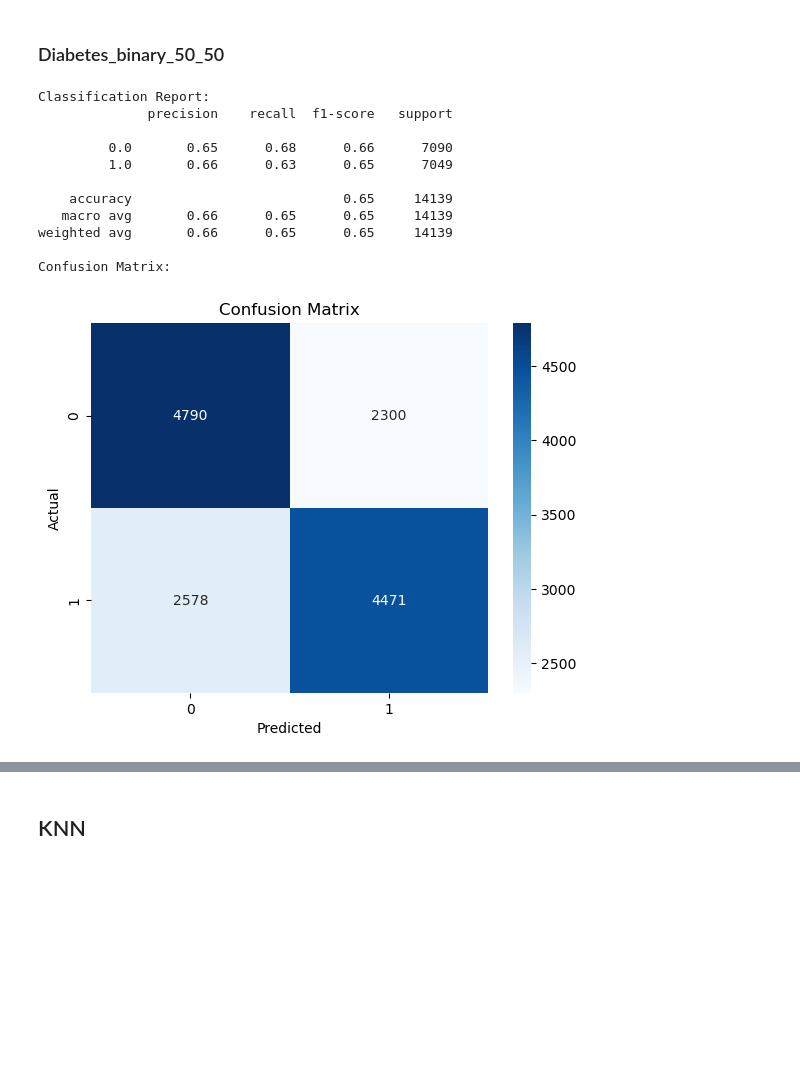
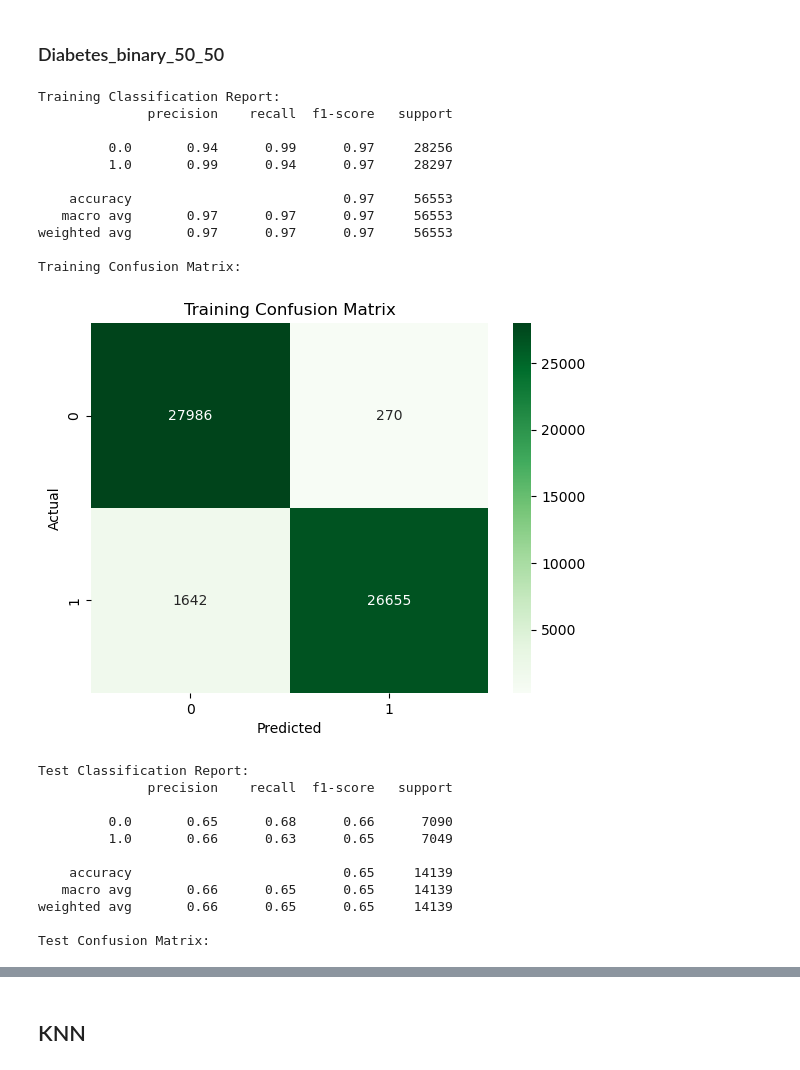
Before and after one commit to DataScience-DHBWKA/Gruppe3-DataExploration, a Jupyter notebook: data_exploration.ipynb, the cells around one changed output, grey strips where cells are left out. Saved outputs shown, nothing was run; the diff lists cells and outputs as text; code cells hidden in the pictures; blank space fills up the shorter version.

```diff
--- a/data_exploration.ipynb
+++ b/data_exploration.ipynb
@@ -379,37 +425,52 @@ Confusion Matrix:
 # %% [markdown]
 ### Diabetes_binary_50_50
 # %%
-# Initialize the DecisionTreeClassifier
 clf_50_50 = DecisionTreeClassifier(random_state=42)
 
-# Train the classifier
 clf_50_50.fit(X_train_50_50, y_train_50_50)
 
-# Make predictions on the test set
 y_pred_50_50 = clf_50_50.predict(X_test_50_50)
 
-# Evaluate the model
-# Display the classification report
-print("Classification Report:")
+print("Training Classification Report:")
+print(classification_report(y_train_50_50, clf_50_50.predict(X_train_50_50)))
+
+print("Training Confusion Matrix:")
+sns.heatmap(confusion_matrix(y_train_50_50, clf_50_50.predict(X_train_50_50)), annot=True, fmt='d', cmap='Greens')
+plt.xlabel('Predicted')
+plt.ylabel('Actual')
+plt.title('Training Confusion Matrix')
+plt.show()
+
+print("Test Classification Report:")
 print(classification_report(y_test_50_50, y_pred_50_50))
 
-# Display the confusion matrix
-print("Confusion Matrix:")
+print("Test Confusion Matrix:")
 sns.heatmap(confusion_matrix(y_test_50_50, y_pred_50_50), annot=True, fmt='d', cmap='Blues')
 plt.xlabel('Predicted')
 plt.ylabel('Actual')
-plt.title('Confusion Matrix')
+plt.title('Test Confusion Matrix')
 plt.show()
 # %% [output]
-Classification Report:
+Training Classification Report:
               precision    recall  f1-score   support
 
-         0.0       0.65      0.68      0.66      7090
-         1.0       0.66      0.63      0.65      7049
+         0.0       0.94      0.99      0.97     28256
+         1.0       0.99      0.94      0.97     28297
 
-    accuracy                           0.65     14139
-   macro avg       0.66      0.65      0.65     14139
-weighted avg       0.66      0.65      0.65     14139
+    accuracy                           0.97     56553
+   macro avg       0.97      0.97      0.97     56553
+weighted avg       0.97      0.97      0.97     56553
 
-Confusion Matrix:
+Training Confusion Matrix:
-[figure, old version]
+[figure, new version]
+Test Classification Report:
+              precision    recall  f1-score   support
+
+         0.0       0.65      0.68      0.66      7090
+         1.0       0.66      0.63      0.65      7049
+
+    accuracy                           0.65     14139
+   macro avg       0.66      0.65      0.65     14139
+weighted avg       0.66      0.65      0.65     14139
+
+Test Confusion Matrix:
```
Also changed, not shown: parts of 13 cells of this notebook.
